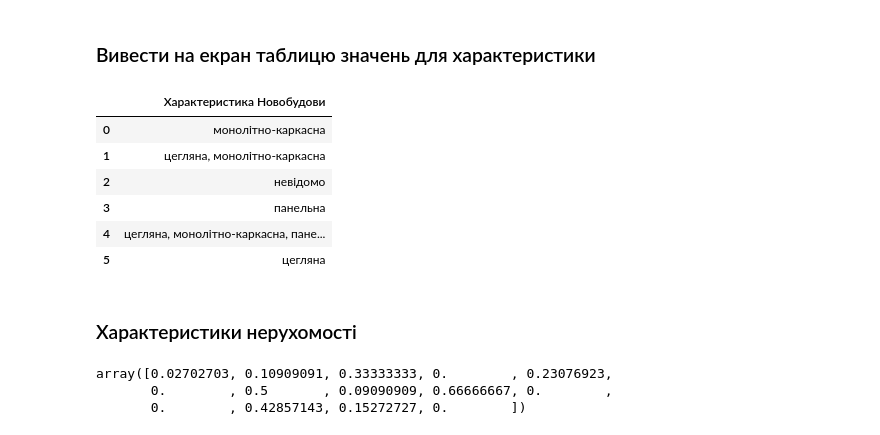
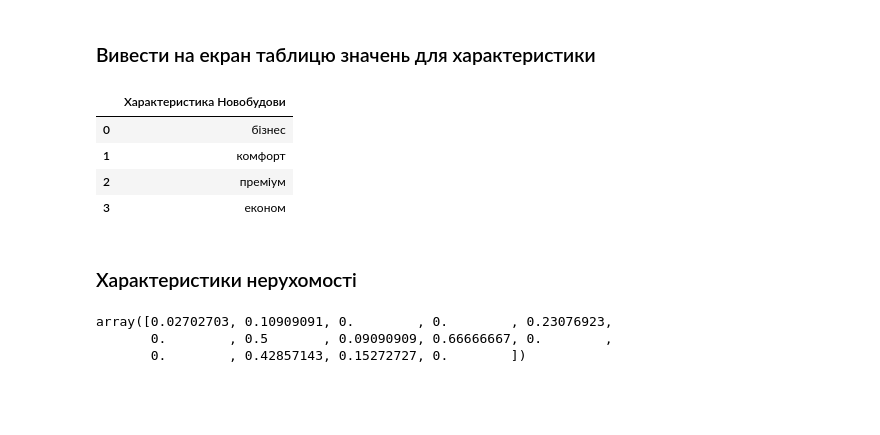
Before and after one commit to Acousticdesk/course-project-data-analysis, a Jupyter notebook: Real Estate Dataset Analysis revision 2 Shorten Dataset.ipynb, the cells around one changed output. Saved outputs shown, nothing was run; the diff lists cells and outputs as text; code cells hidden in the pictures; blank space fills up the shorter version.

```diff
--- a/Real Estate Dataset Analysis revision 2 Shorten Dataset.ipynb
+++ b/Real Estate Dataset Analysis revision 2 Shorten Dataset.ipynb
@@ -834,21 +834,19 @@ plt.show()
 def display_characteristic(characteristic, column_name='Характеристика Новобудови'):
     return pd.DataFrame(data=df[characteristic].unique(), columns=[column_name])
 # %%
-display_characteristic('attributes/construction_technology')
+display_characteristic('attributes/class')
 # %% [output]
 |  | Характеристика Новобудови |
-| 0 | монолітно-каркасна |
-| 1 | цегляна, монолітно-каркасна |
-| 2 | невідомо |
-| 3 | панельна |
-| 4 | цегляна, монолітно-каркасна, пане... |
-| 5 | цегляна |
+| 0 | бізнес |
+| 1 | комфорт |
+| 2 | преміум |
+| 3 | економ |
 # %% [markdown]
 ### Характеристики нерухомості
 # %%
 residential_complex = 4 # residence
 developer = 6 # developer
-building_class = 1 # attributes/class
+building_class = 0 # attributes/class
 construction_technology = 0 # attributes/construction_technology
 wall = 3 #attributes/walls
 insulation = 0 # attributes/insulation
@@ -883,7 +881,7 @@ Y_to_predict_normalized = scaler.fit_transform(y.reshape(-1, 1))
 
 X_to_predict_normalized
 # %% [output]
-array([0.02702703, 0.10909091, 0.33333333, 0.        , 0.23076923,
+array([0.02702703, 0.10909091, 0.        , 0.        , 0.23076923,
        0.        , 0.5       , 0.09090909, 0.66666667, 0.        ,
        0.        , 0.42857143, 0.15272727, 0.        ])
 # %%
```
Also changed, not shown: parts of 14 cells of this notebook.
